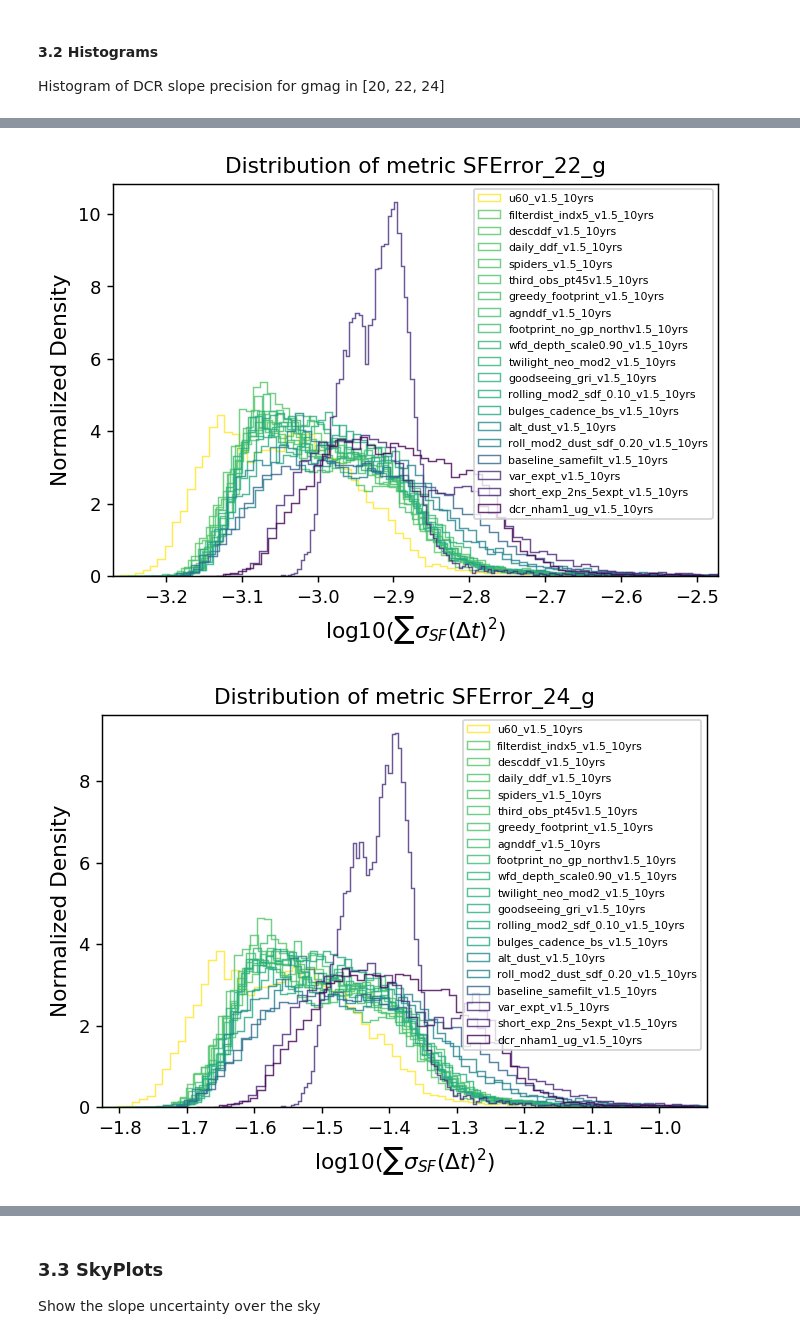
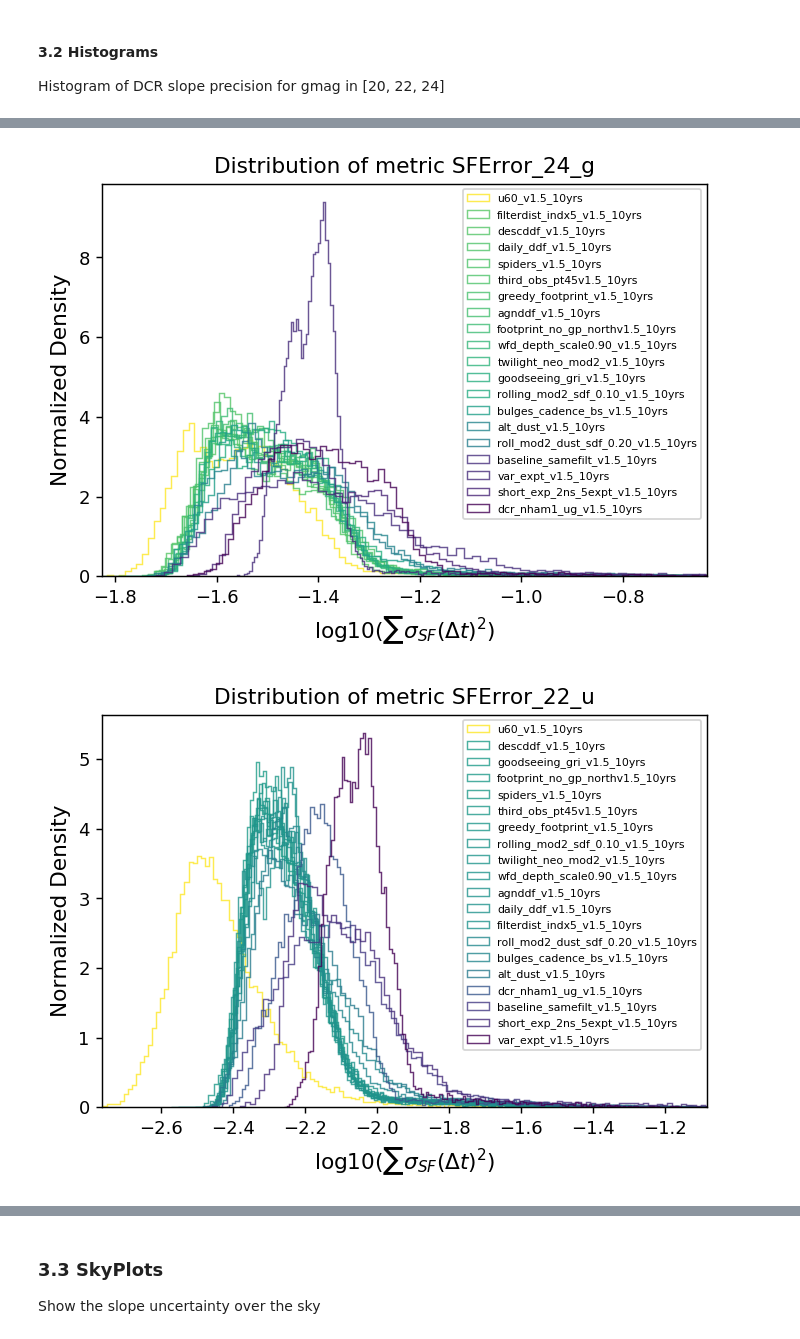
Before and after one commit to RichardsGroup/LSST_OpSim, a Jupyter notebook: contrib/07_SFErrorMetric.ipynb, the cells around one changed output, grey strips where cells are left out. Drawn from its saved outputs; the diff is of its cells as text; code cells hidden in the pictures.

Commit message:
update SFErrorMetric nb with most recent run

```diff
--- a/contrib/07_SFErrorMetric.ipynb
+++ b/contrib/07_SFErrorMetric.ipynb
@@ -163,9 +163,9 @@ class SFErrorMetric(BaseMetric):
             dts = np.diff(times)
 
         # bin delta_t using provided bins; if zero pair found at any delta_t bin,
-        # replace 0 with 0.1 to avoid the exploding 1/sqrt(n) term in this metric
+        # replace 0 with 0.01 to avoid the exploding 1/sqrt(n) term in this metric
         result, bins = np.histogram(dts, self.bins)
-        new_result = np.where(result > 0, result, 0.1)
+        new_result = np.where(result > 0, result, 0.01)
 
         # compute photometric_error^2 population variance and population mean
         # note that variance is replaced by median_absolute_deviate^2
@@ -189,7 +189,7 @@ outDir = '/home/idies/workspace/Storage/{}/persistent/MAFOutput/tmp/SF/030821/'.
 resultsDb = db.ResultsDb(outDir=outDir)
 # %%
 sf_metric = SFErrorMetric(22, 'g') # default configs
-slicer = slicers.UserPointsSlicer(ra=[10], dec=[10])
+slicer = slicers.UserPointsSlicer(ra=[-10], dec=[-10])
 constraint = 'filter = "g"'
 testmb = metricBundles.MetricBundle(sf_metric, slicer, constraint, \
                                         stackerList=[MagErrStacker(22)])
@@ -270,8 +270,8 @@ if your_username == '': # do NOT put your username here, put it in the cell at t
     raise Exception('Please provide your username!  See the top of the notebook.')
 
 dbDir = '/home/idies/workspace/lsst_cadence/FBS_1.5/'
-outDir = f'/home/idies/workspace/Temporary/{your_username}/LSST_MAF/wy/Var/SF/030821/ResultDBs/'
-metricDataPath = f'/home/idies/workspace/Temporary/{your_username}/LSST_MAF/wy/Var/SF/030821/MetricData/'
+outDir = f'/home/idies/workspace/Temporary/{your_username}/LSST_MAF/wy/Var/SF/031121/ResultDBs/'
+metricDataPath = f'/home/idies/workspace/Temporary/{your_username}/LSST_MAF/wy/Var/SF/031121/MetricData/'
 
 if not os.path.exists(os.path.abspath(outDir)):
     os.makedirs(os.path.abspath(outDir))
@@ -340,7 +340,7 @@ We pick a few magnitudes to test this metric (in g and r bands).
 <!-- The corresponding u-band (for one of the gmags) magnitude is obtained based on a typical quasar u-g color of 0.15 -->
 # %%
 bundleDict = {}
-for gmag in [20, 22, 24]:
+for gmag in [22, 24]:
 
     # declare metric, slicer and sql contraint
     sf_metricG = SFErrorMetric(gmag, 'g')
@@ -355,19 +355,19 @@ for gmag in [20, 22, 24]:
     SF_mbG.setSummaryMetrics(summaryMetrics)
 
     # declare u band metric
-    rmag = gmag
-    sf_metricR = SFErrorMetric(rmag, 'r')
-    constraintR = 'filter = "r"'
-    constraintR += ' and note not like "DD%"'
-    constraintR += ' and proposalId = 1'
+    umag = gmag
+    sf_metricU = SFErrorMetric(umag, 'u')
+    constraintU = 'filter = "u"'
+    constraintU += ' and note not like "DD%"'
+    constraintU += ' and proposalId = 1'
 
     # make a bundle
-    SF_mbR = metricBundles.MetricBundle(sf_metricR, slicer, constraintR, stackerList=[MagErrStacker(rmag)])
-    SF_mbR.setSummaryMetrics(summaryMetrics)
+    SF_mbU = metricBundles.MetricBundle(sf_metricU, slicer, constraintU, stackerList=[MagErrStacker(umag)])
+    SF_mbU.setSummaryMetrics(summaryMetrics)
 
     # put into dict
     bundleDict[sf_metricG.metricName] = SF_mbG
-    bundleDict[sf_metricR.metricName] = SF_mbR
+    bundleDict[sf_metricU.metricName] = SF_mbU
 # %% [output]
 Healpix slicer using NSIDE=64, approximate resolution 54.967783 arcminutes
 Healpix slicer using NSIDE=64, approximate resolution 54.967783 arcminutes
@@ -521,7 +520,7 @@ xMin = None  # Set to value or None
 savefig = False
 
 for key in bd_keys:
-    if key[1].split('_')[-1] == 'g':
+#     if key[1].split('_')[-1] == 'g':
 
         # get the median of metric distribution for assigning colors
         unsorted_mds = get_metric_medians(key, bundleDicts, get_median)
@@ -578,2 +577,2 @@ for key in bd_keys:
-[figure, old version]
+[figure, new version]
-[figure, old version]
+[figure, new version]
```
Also changed, not shown: parts of 16 cells of this notebook.
